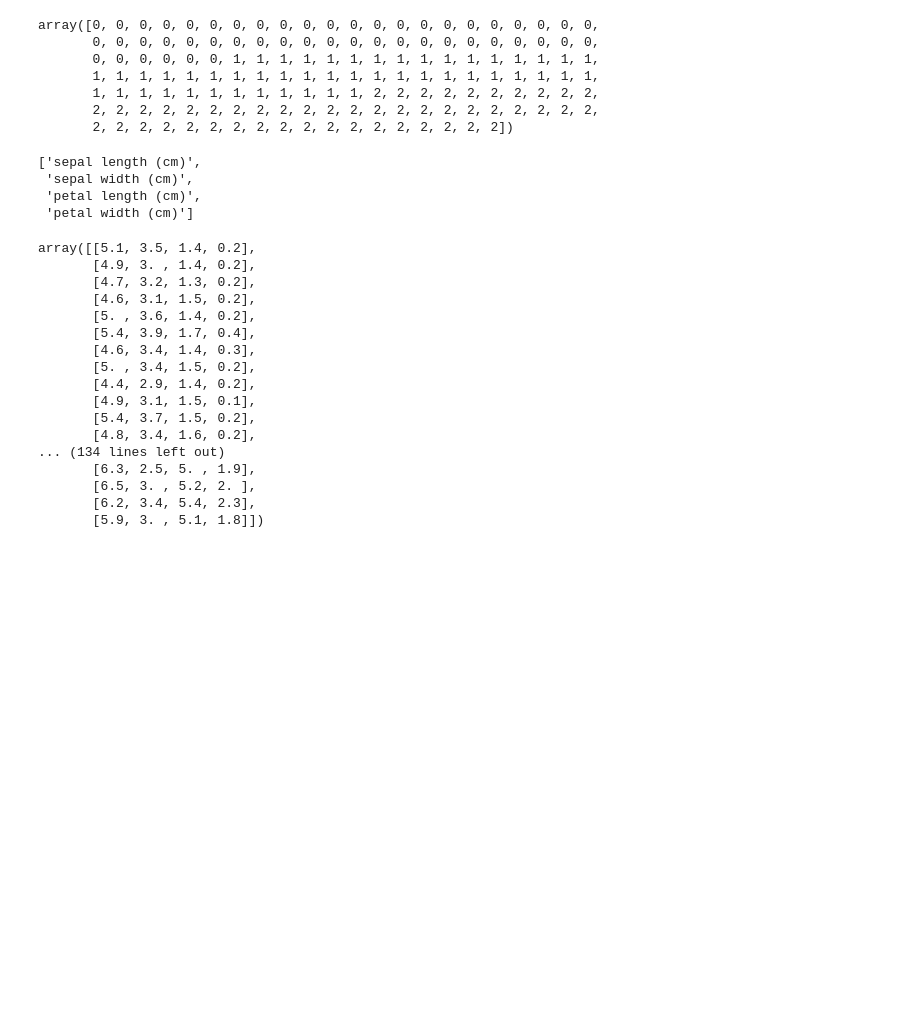
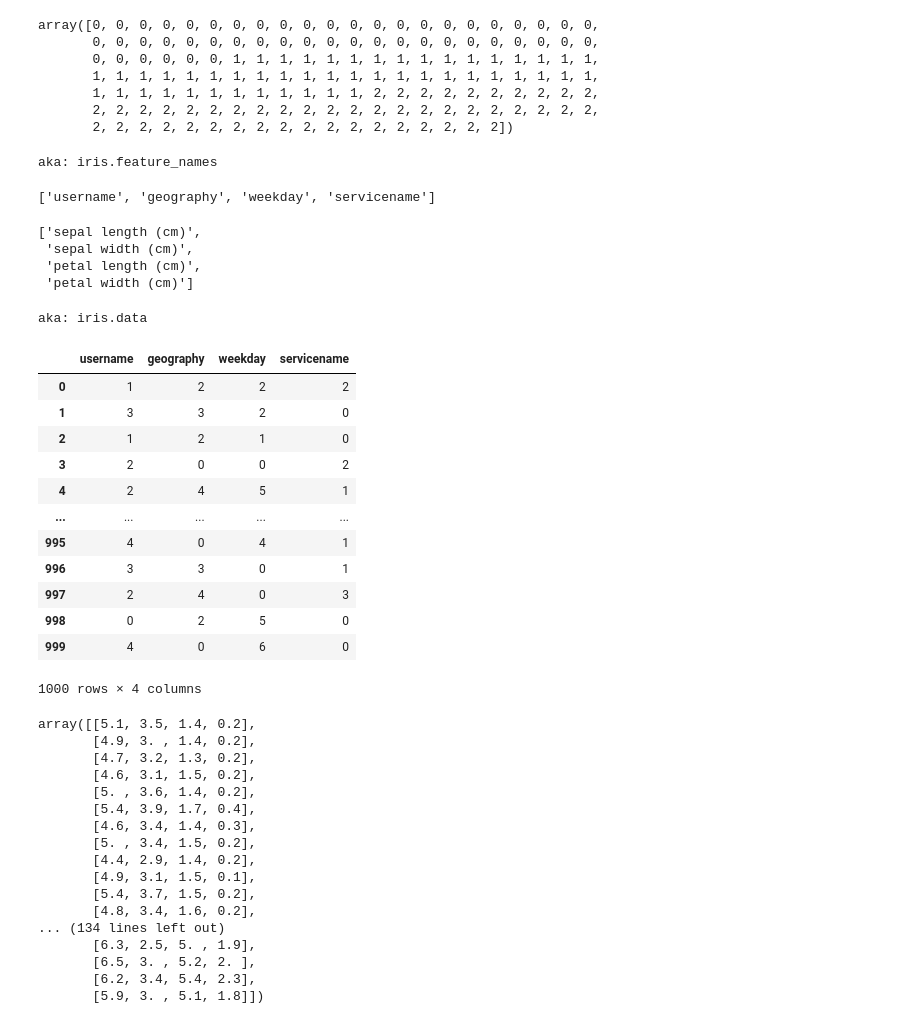
Before and after one commit to baardl/kan-intro, a Jupyter notebook: service-access-detection/TODO-service_request_kan_train.ipynb, the cells around one changed output. Drawn from its saved outputs; the diff is of its cells as text; code cells hidden in the pictures; blank space fills up the shorter version.

```diff
--- a/service-access-detection/TODO-service_request_kan_train.ipynb
+++ b/service-access-detection/TODO-service_request_kan_train.ipynb
@@ -67,6 +144,12 @@ array([0, 0, 0, 0, 0, 0, 0, 0, 0, 0, 0, 0, 0, 0, 0, 0, 0, 0, 0, 0, 0, 0,
        1, 1, 1, 1, 1, 1, 1, 1, 1, 1, 1, 1, 2, 2, 2, 2, 2, 2, 2, 2, 2, 2,
        2, 2, 2, 2, 2, 2, 2, 2, 2, 2, 2, 2, 2, 2, 2, 2, 2, 2, 2, 2, 2, 2,
        2, 2, 2, 2, 2, 2, 2, 2, 2, 2, 2, 2, 2, 2, 2, 2, 2, 2])
+# %%
+print("aka: iris.feature_names")
+feature_names
+# %% [output]
+aka: iris.feature_names
+['username', 'geography', 'weekday', 'servicename']
 # %%
 iris.feature_names
 # %% [output]
@@ -74,6 +157,24 @@ iris.feature_names
  'sepal width (cm)',
  'petal length (cm)',
  'petal width (cm)']
+# %%
+print("aka: iris.data")
+X
+# %% [output]
+aka: iris.data
+|  | username | geography | weekday | servicename |
+| 0 | 1 | 2 | 2 | 2 |
+| 1 | 3 | 3 | 2 | 0 |
+| 2 | 1 | 2 | 1 | 0 |
+| 3 | 2 | 0 | 0 | 2 |
+| 4 | 2 | 4 | 5 | 1 |
+| ... | ... | ... | ... | ... |
+| 995 | 4 | 0 | 4 | 1 |
+| 996 | 3 | 3 | 0 | 1 |
+| 997 | 2 | 4 | 0 | 3 |
+| 998 | 0 | 2 | 5 | 0 |
+| 999 | 4 | 0 | 6 | 0 |
+1000 rows × 4 columns
 # %%
 iris.data
 # %% [output]
```
Also changed, not shown: parts of 36 cells of this notebook, 1 other file.
